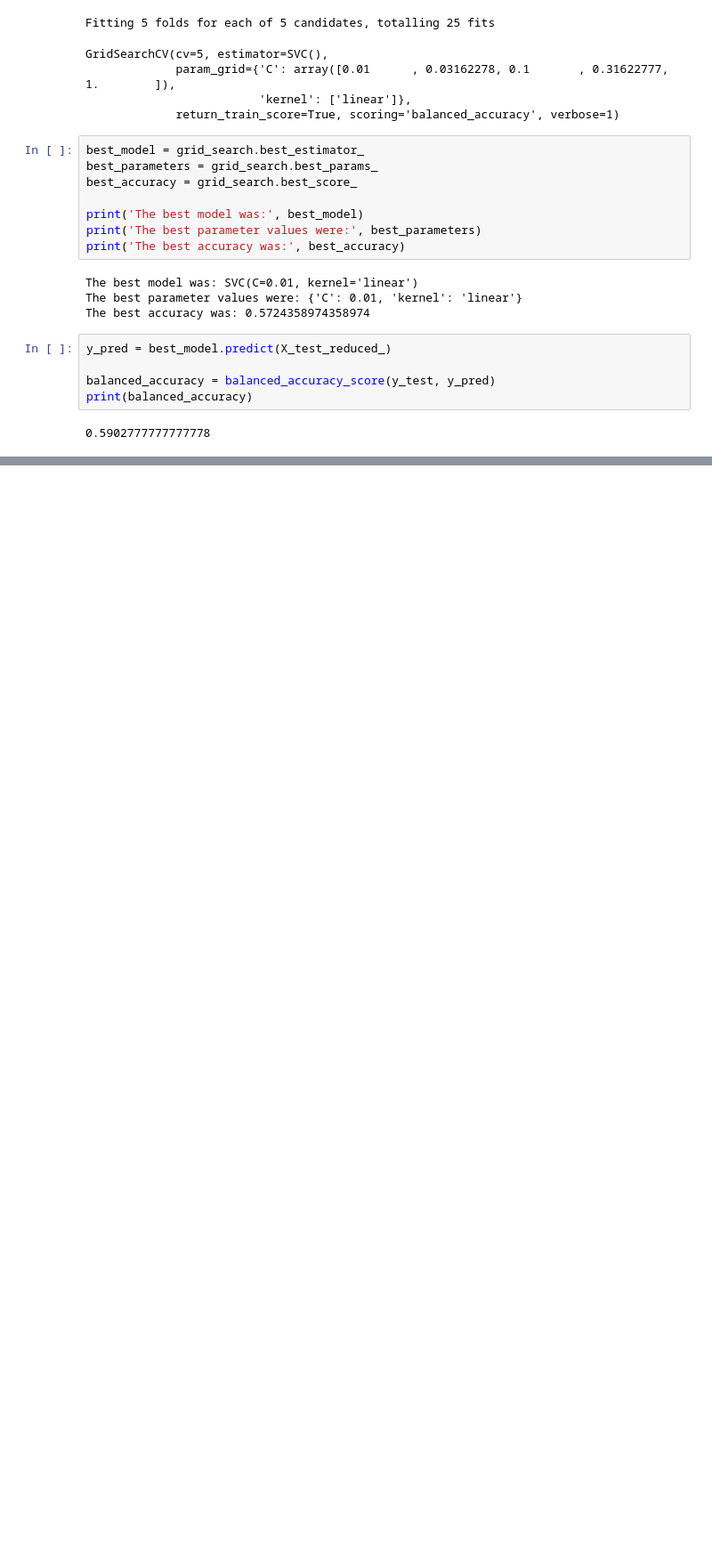
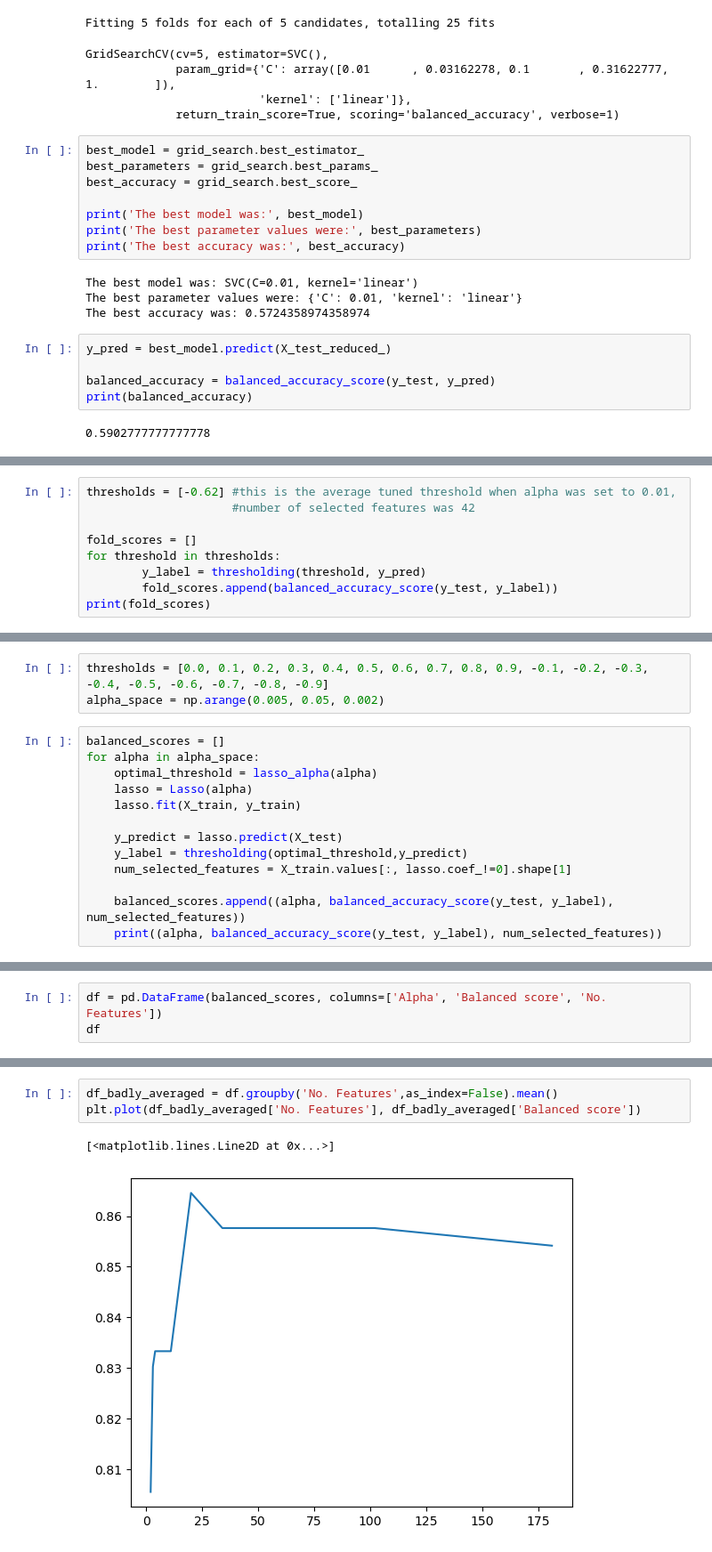
Before and after one commit to NeuralWave42/ST443-Project, a Jupyter notebook: test.ipynb, the cells around one changed output, grey strips where cells are left out. Shown at 89% size. Saved outputs shown, nothing was run; the diff lists cells and outputs as text; blank space fills up the shorter version.

```diff
--- a/test.ipynb
+++ b/test.ipynb
@@ -615,0 +343,9 @@ NameError: name 'X_test_reduced' is not defined
+# %%
+thresholds = [-0.62] #this is the average tuned threshold when alpha was set to 0.01,
+                     #number of selected features was 42
+
+fold_scores = []
+for threshold in thresholds:
+        y_label = thresholding(threshold, y_pred)
+        fold_scores.append(balanced_accuracy_score(y_test, y_label))
+print(fold_scores)
@@ -615,0 +381,16 @@ NameError: name 'X_test_reduced' is not defined
+# %%
+thresholds = [0.0, 0.1, 0.2, 0.3, 0.4, 0.5, 0.6, 0.7, 0.8, 0.9, -0.1, -0.2, -0.3, -0.4, -0.5, -0.6, -0.7, -0.8, -0.9]
+alpha_space = np.arange(0.005, 0.05, 0.002)
+# %%
+balanced_scores = []
+for alpha in alpha_space:
+    optimal_threshold = lasso_alpha(alpha)
+    lasso = Lasso(alpha)
+    lasso.fit(X_train, y_train)
+
+    y_predict = lasso.predict(X_test)
+    y_label = thresholding(optimal_threshold,y_predict)
+    num_selected_features = X_train.values[:, lasso.coef_!=0].shape[1]
+
+    balanced_scores.append((alpha, balanced_accuracy_score(y_test, y_label), num_selected_features))
+    print((alpha, balanced_accuracy_score(y_test, y_label), num_selected_features))
@@ -615,0 +415,3 @@ NameError: name 'X_test_reduced' is not defined
+# %%
+df = pd.DataFrame(balanced_scores, columns=['Alpha', 'Balanced score', 'No. Features'])
+df
@@ -615,0 +436,6 @@ NameError: name 'X_test_reduced' is not defined
+# %%
+df_badly_averaged = df.groupby('No. Features',as_index=False).mean()
+plt.plot(df_badly_averaged['No. Features'], df_badly_averaged['Balanced score'])
+# %% [output]
+[<matplotlib.lines.Line2D at 0x...>]
+[figure, added]
```
Also changed, not shown: parts of 92 cells of this notebook, 1 other file.
